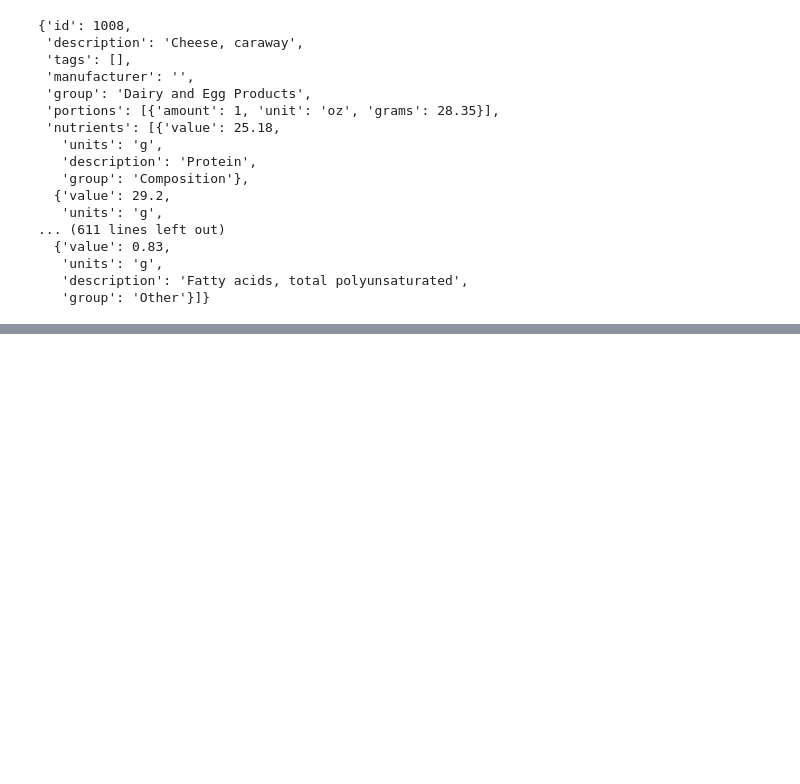
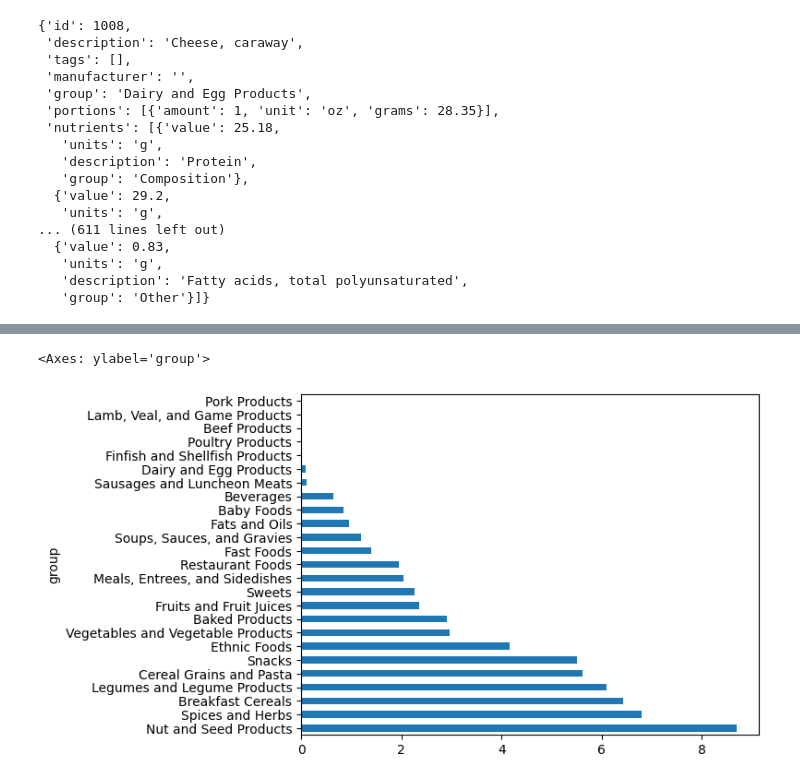
Before and after one commit to morey-ow/cs2521-summer2023, a Jupyter notebook: chapter10notes_day2.ipynb, the cells around one changed output, grey strips where cells are left out. Drawn from its saved outputs; the diff is of its cells as text; code cells hidden in the pictures; blank space fills up the shorter version.

```diff
--- a/chapter10notes_day2.ipynb
+++ b/chapter10notes_day2.ipynb
@@ -573,0 +761,10 @@ db[0]  # this is a dictionary
+# %%
+def create_nutrient_df(nutrient_list):
+    nutrient_dict={}
+    for d in nutrient_list:
+        nutrient_dict[d['description']+ ' (' +d['units']+ ')']=d['value']
+    return pd.Series(nutrient_dict)
+# %%
+nutrient_df=info['nutrients'].apply(create_nutrient_df)
+# %%
+final_df=pd.concat([info.drop(columns=['nutrients']), nutrient_df],axis=1)
@@ -573,0 +829,3 @@ db[0]  # this is a dictionary
+# %%
+fiber=final_df.columns[10]
+fiber
@@ -573,0 +854,5 @@ db[0]  # this is a dictionary
+# %%
+final_df.groupby('group')[fiber].mean().sort_values(ascending=False).plot(kind='barh')
+# %% [output]
+<Axes: ylabel='group'>
+[figure, added]
```
Also changed, not shown: parts of 23 cells of this notebook.
